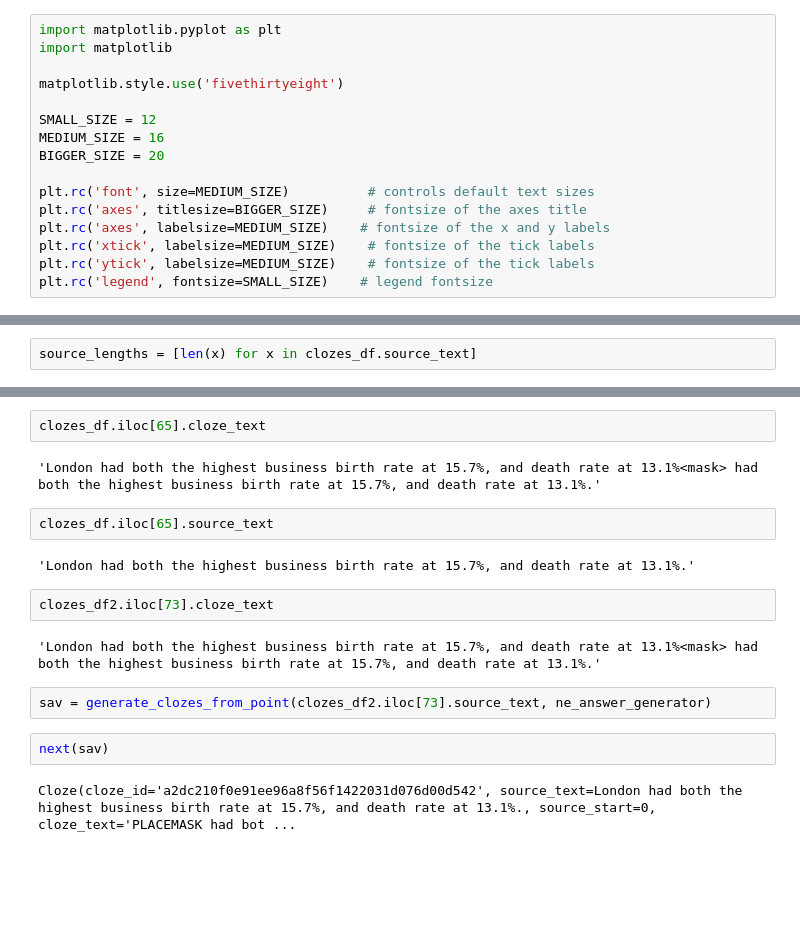
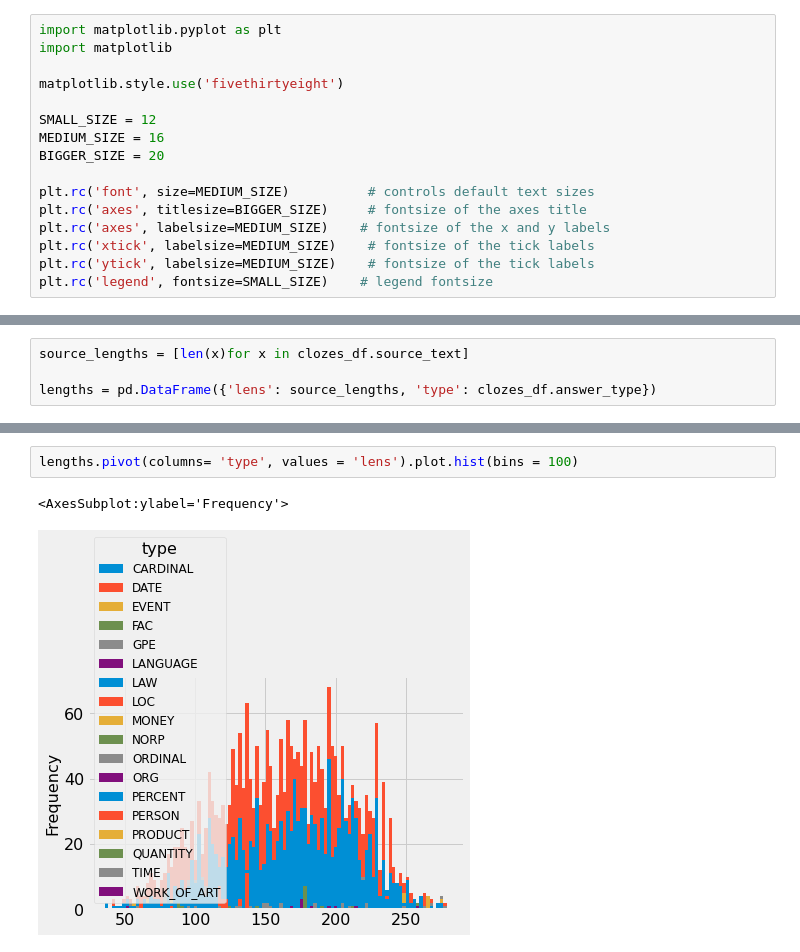
Before and after one commit to pafitis/thesis, a Jupyter notebook: data_exploration.ipynb, the cells around one changed output, grey strips where cells are left out. Drawn from its saved outputs; the diff is of its cells as text; blank space fills up the shorter version.

```diff
--- a/data_exploration.ipynb
+++ b/data_exploration.ipynb
@@ -61,2 +64,4 @@ plt.show()
 # %%
-source_lengths = [len(x) for x in clozes_df.source_text]
+source_lengths = [len(x)for x in clozes_df.source_text]
+
+lengths = pd.DataFrame({'lens': source_lengths, 'type': clozes_df.answer_type})
@@ -107,19 +68,6 @@ clozes_df[clozes_df.source_text.apply(len) < 100]
-# %%
-clozes_df.iloc[65].cloze_text
-# %% [output]
-'London had both the highest business birth rate at 15.7%, and death rate at 13.1%<mask> had both the highest business birth rate at 15.7%, and death rate at 13.1%.'
-# %%
-clozes_df.iloc[65].source_text
-# %% [output]
-'London had both the highest business birth rate at 15.7%, and death rate at 13.1%.'
-# %%
-clozes_df2.iloc[73].cloze_text
-# %% [output]
-'London had both the highest business birth rate at 15.7%, and death rate at 13.1%<mask> had both the highest business birth rate at 15.7%, and death rate at 13.1%.'
-# %%
-sav = generate_clozes_from_point(clozes_df2.iloc[73].source_text, ne_answer_generator)
-# %%
-next(sav)
-# %% [output]
-Cloze(cloze_id='a2dc210f0e91ee96a8f56f1422031d076d00d542', source_text=London had both the highest business birth rate at 15.7%, and death rate at 13.1%., source_start=0, cloze_text='PLACEMASK had bot ...
+# %%
+lengths.pivot(columns= 'type', values = 'lens').plot.hist(bins = 100)
+# %% [output]
+<AxesSubplot:ylabel='Frequency'>
+[figure, added]
 # %%
```
Also changed, not shown: parts of 11 cells of this notebook, 3 other files.
